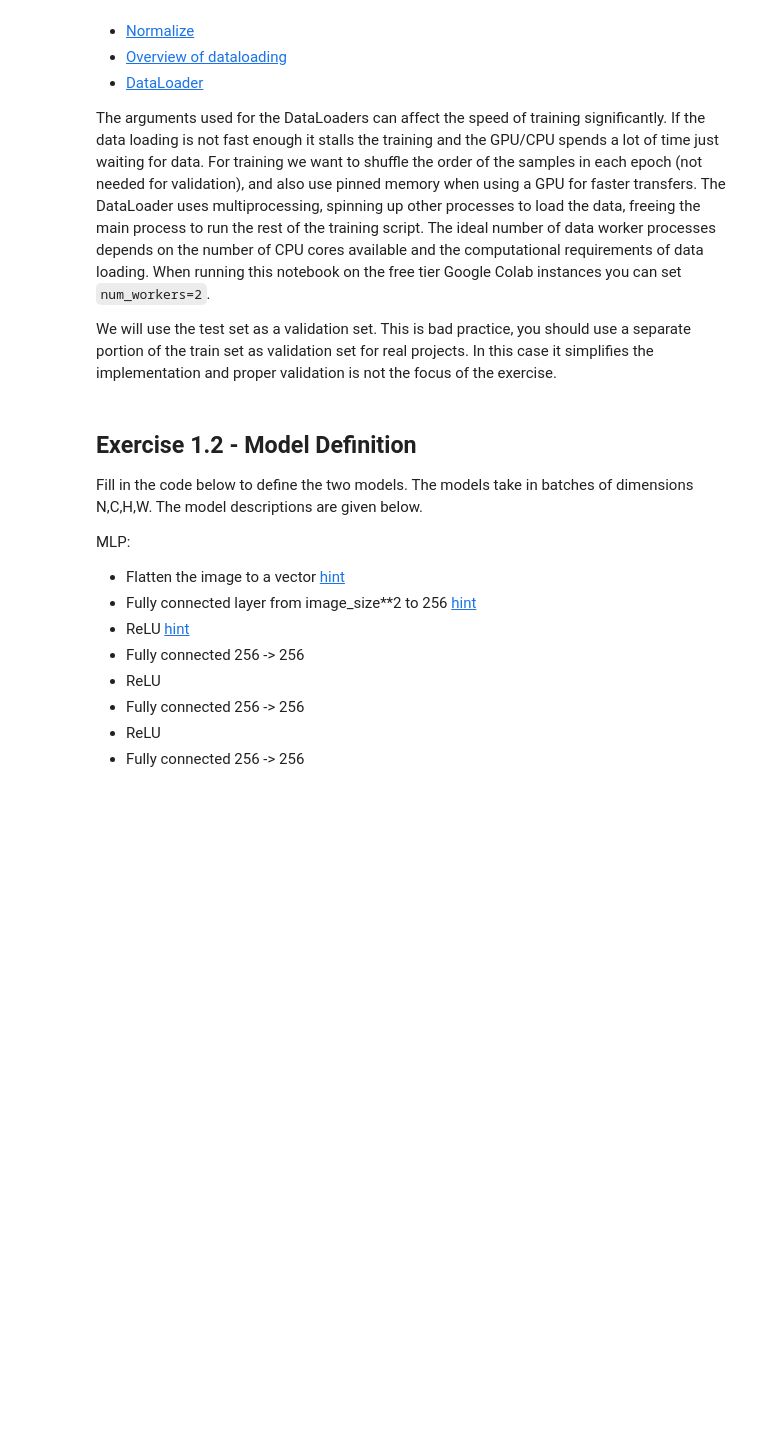
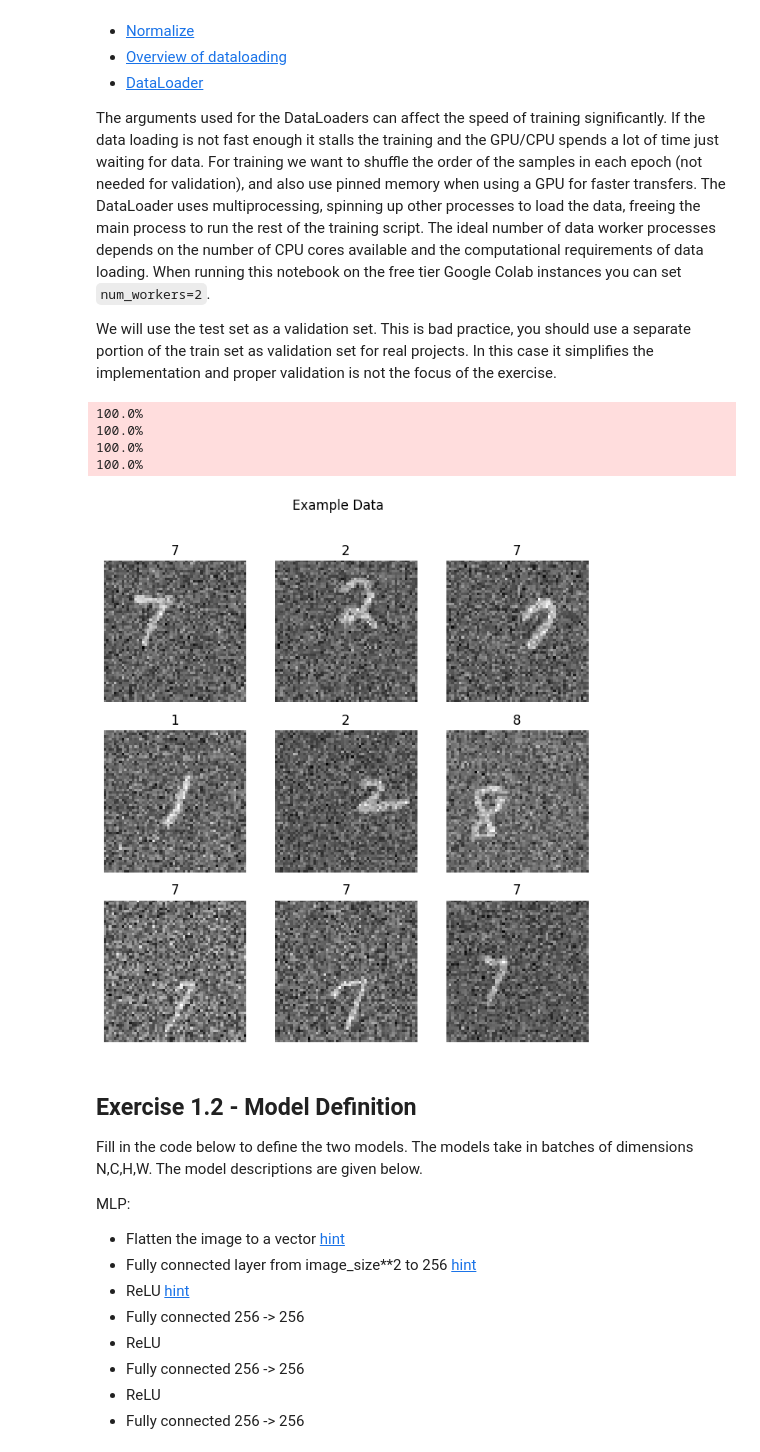
Before and after one commit to emka-gre/ML_course, a Jupyter notebook: labs/ex08/template/ex08.ipynb, the cells around one changed output. Saved outputs shown, nothing was run; the diff lists cells and outputs as text; code cells hidden in the pictures; blank space fills up the shorter version.

```diff
--- a/labs/ex08/template/ex08.ipynb
+++ b/labs/ex08/template/ex08.ipynb
@@ -157,48 +157,78 @@ def get_dataloaders(
             # TODO: Insert ToTensor and Normalize using mean and std.
             # We can use the same transforms for train and val since we don't perform
             # any augmentations.
+            transforms.ToTensor(),                 # PIL image -> tensor in [0, 1]
+            transforms.Normalize((mean,), (std,)), # (x - mean) / std, one channel
         ]
     )
     train_set = dataset_cls(
         # TODO: Add the appropriate arguments
+        root=path,
+        train=True,
+        download=True,
+        transform=transform,
+        img_size=img_size,
+        random_shift=random_shift,
+        scramble_image=scramble_image,
+        noise=noise,
     )
     train_loader = torch.utils.data.DataLoader(
         # TODO: Add the appropriate arguments
+        train_set,
+        batch_size=batch_size,
+        shuffle=True,
     )
     val_set = dataset_cls(
         # TODO: Add the appropriate arguments
+        root=path,
+        train=False,
+        download=True,
+        transform=transform,
+        img_size=img_size,
+        random_shift=random_shift,
+        scramble_image=scramble_image,
+        noise=noise,
     )
     val_loader = torch.utils.data.DataLoader(
         # TODO: Add the appropriate arguments
+        val_set,
+        batch_size=batch_size,
+        shuffle=False,
     )
-    raise NotImplementedError
+
 
     if show_examples:
         figure = plt.figure(figsize=(8, 8))
         figure.suptitle("Example Data")
         cols, rows = 3, 3
         for i in range(1, cols * rows + 1):
             sample_idx = torch.randint(len(train_set), size=(1,)).item()
             img, label = train_set[sample_idx]
             figure.add_subplot(rows, cols, i)
             plt.title(labels_map(label))
             plt.axis("off")
             plt.imshow(img.squeeze(), cmap="gray")
         plt.show()
     return train_loader, val_loader
 
 
 # Small test and visualization of the data
 temp = get_dataloaders(
     datasets.MNIST,
     batch_size=32,
     img_size=56,
     random_shift=True,
     scramble_image=False,
     noise=1.0,
     show_examples=True,
 )
 del temp
+# %% [output]
+100.0%
+100.0%
+100.0%
+100.0%
+[figure, added]
 # %% [markdown]
 ## Exercise 1.2 - Model Definition
 Fill in the code below to define the two models. The models take in batches of dimensions N,C,H,W. The model descriptions are given below.
```
Also changed, not shown: parts of 5 cells of this notebook, 17 other files.
